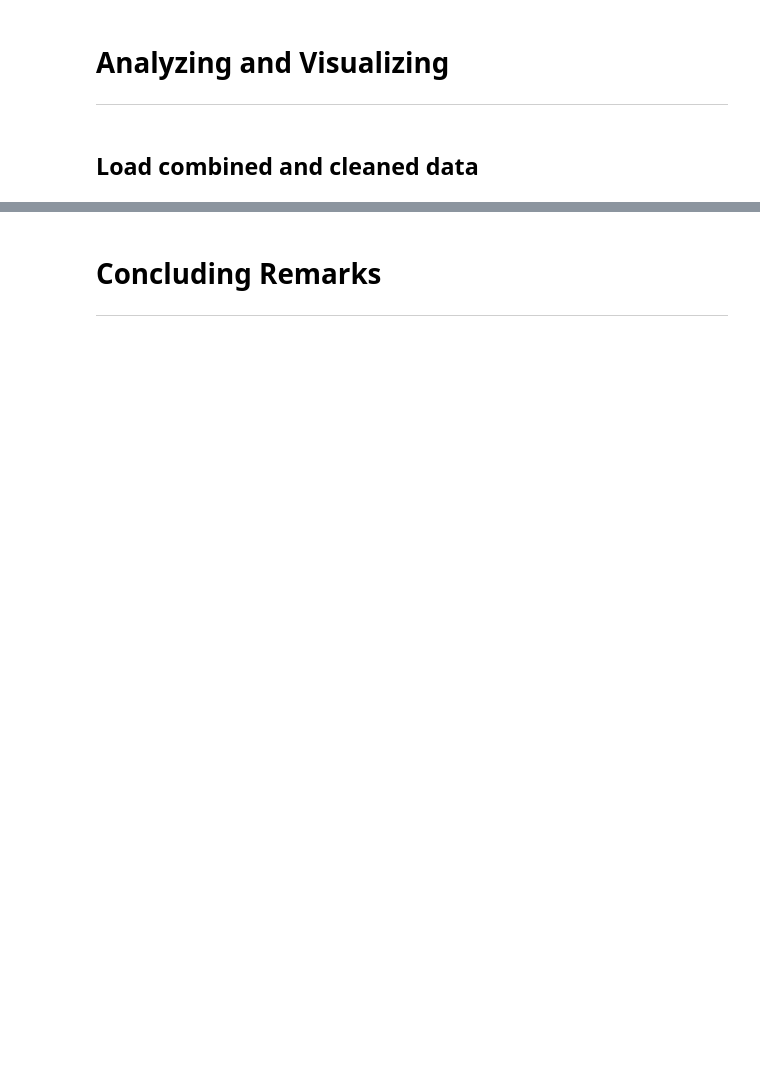
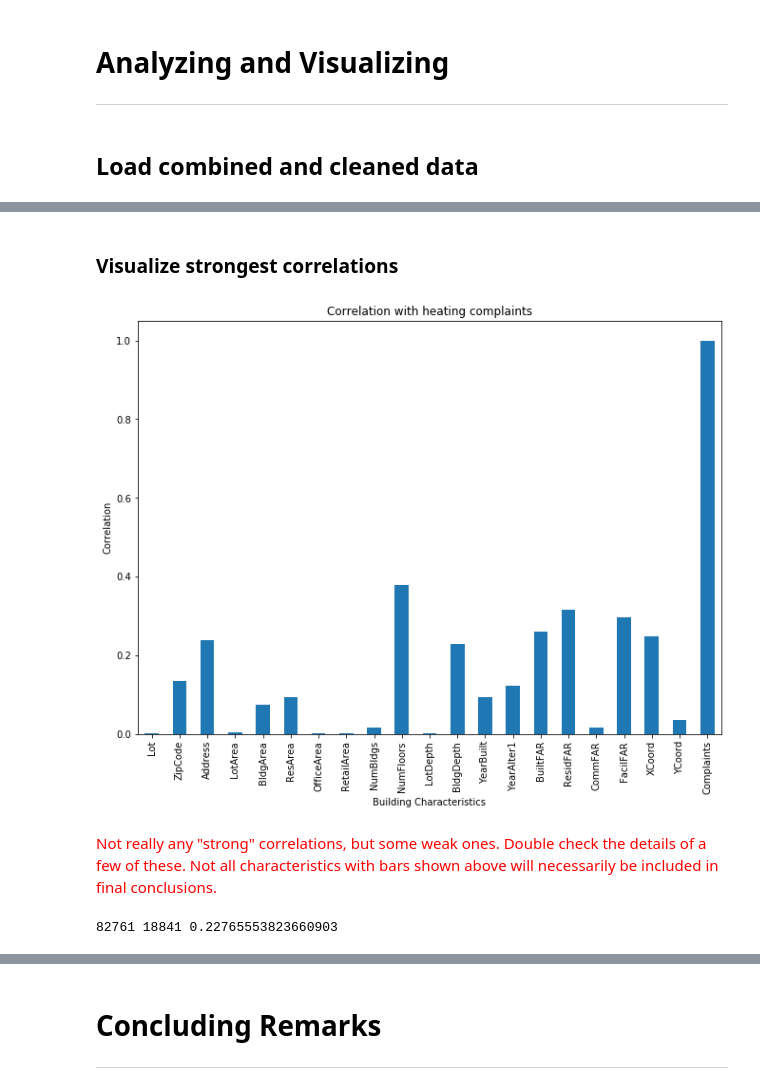
Before and after one commit to JeffBohn/notebooks, a Jupyter notebook: Courses/IBM-DS0720EN-Capstone/notebook3.ipynb, the cells around one changed output, grey strips where cells are left out. Cells and saved outputs as stored; diff of their text form; code cells hidden in the pictures; blank space fills up the shorter version.

```diff
--- a/Courses/IBM-DS0720EN-Capstone/notebook3.ipynb
+++ b/Courses/IBM-DS0720EN-Capstone/notebook3.ipynb
@@ -681,0 +746,18 @@ combined['Lot'].value_counts()
+# %% [markdown]
+### Visualize strongest correlations
+# %%
+#Visualize
+bPlu.corr()['Complaints'].map(abs).plot(kind='bar', title='Correlation with heating complaints',figsize=(11,8))
+plt.xlabel('Building Characteristics'); plt.ylabel('Correlation')
+plt.show()
+# %% [output]
+[figure, added]
+# %% [markdown]
+<p style="color:Red;">Not really any "strong" correlations, but some weak ones.  Double check the details of a few of these.  Not all characteristics with bars shown above will necessarily be included in final conclusions.</p>
+# %%
+# Address correlates?  Why?
+total = bPlu.shape[0]
+complainers = bPlu[bPlu['Complaints'].eq(1)].shape[0]
+print (total, complainers, complainers / total)
+# %% [output]
+82761 18841 0.22765553823660903
```
Also changed, not shown: parts of 81 cells of this notebook.
